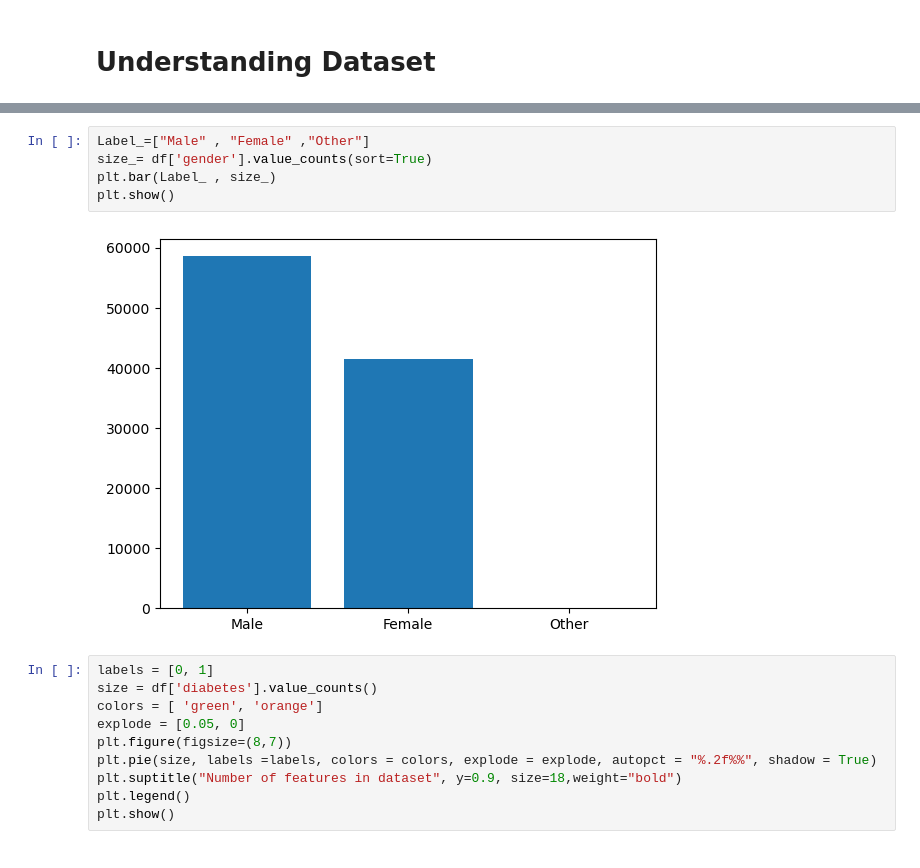
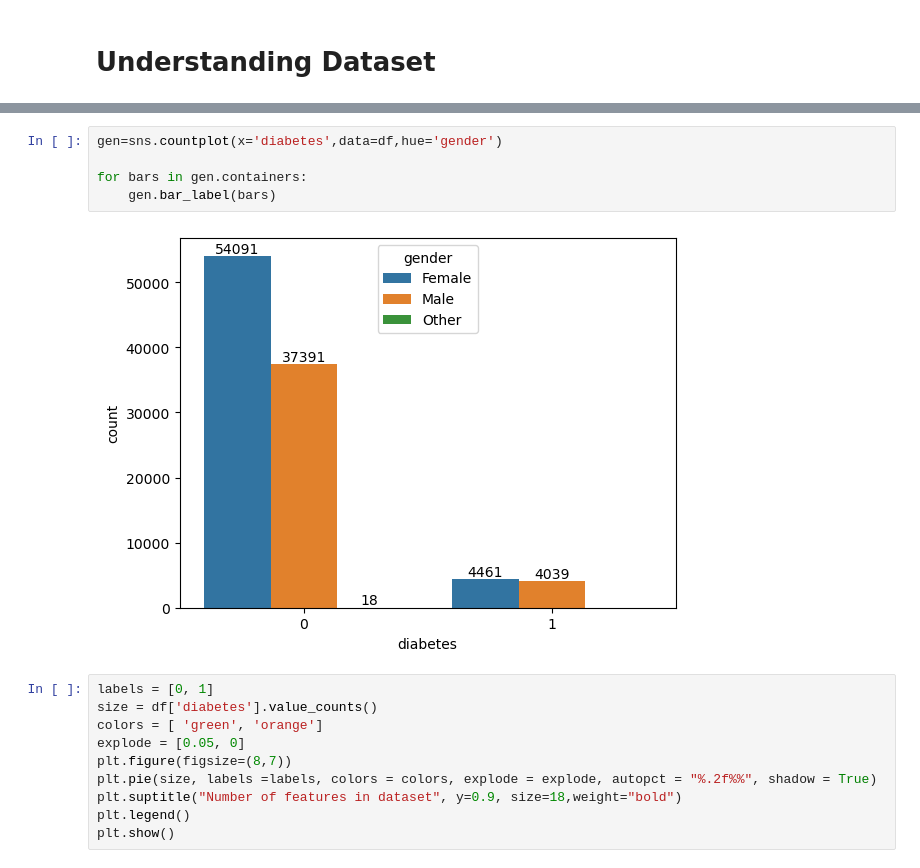
Before and after one commit to PrathamKumar125/Diabetes_Prediction_model, a Jupyter notebook: Diabetes Prediction Model.ipynb, the cells around one changed output, grey strips where cells are left out. Cells and saved outputs as stored; diff of their text form.

```diff
--- a/Diabetes Prediction Model.ipynb
+++ b/Diabetes Prediction Model.ipynb
@@ -106,12 +106,12 @@ df.describe()
 | 75% | 60.000000 | 0.00000 | 0.000000 | 29.580000 | 6.200000 | 159.000000 | 0.000000 |
 | max | 80.000000 | 1.00000 | 1.000000 | 95.690000 | 9.000000 | 300.000000 | 1.000000 |
 # %%
-Label_=["Male" , "Female" ,"Other"]
-size_= df['gender'].value_counts(sort=True)
-plt.bar(Label_ , size_)
-plt.show()
+gen=sns.countplot(x='diabetes',data=df,hue='gender')
+
+for bars in gen.containers:
+    gen.bar_label(bars)
 # %% [output]
-[figure, old version]
+[figure, new version]
 # %%
 labels = [0, 1]
 size = df['diabetes'].value_counts()
```
